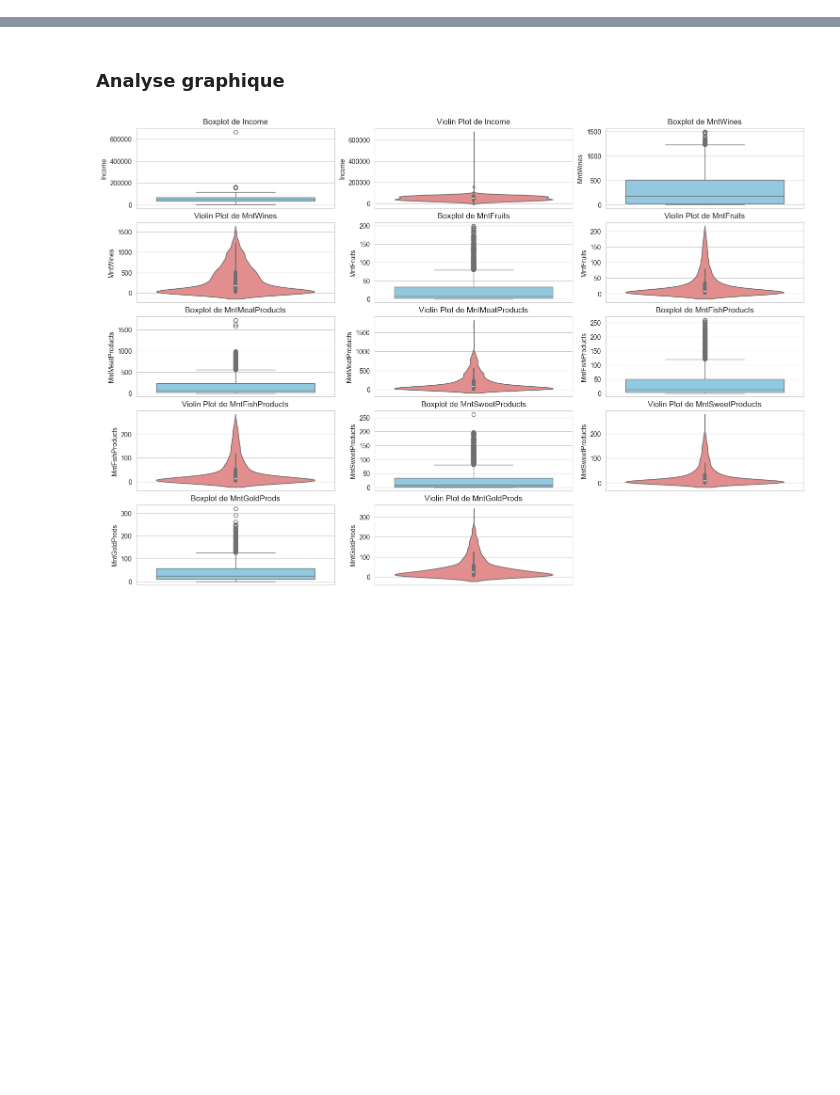
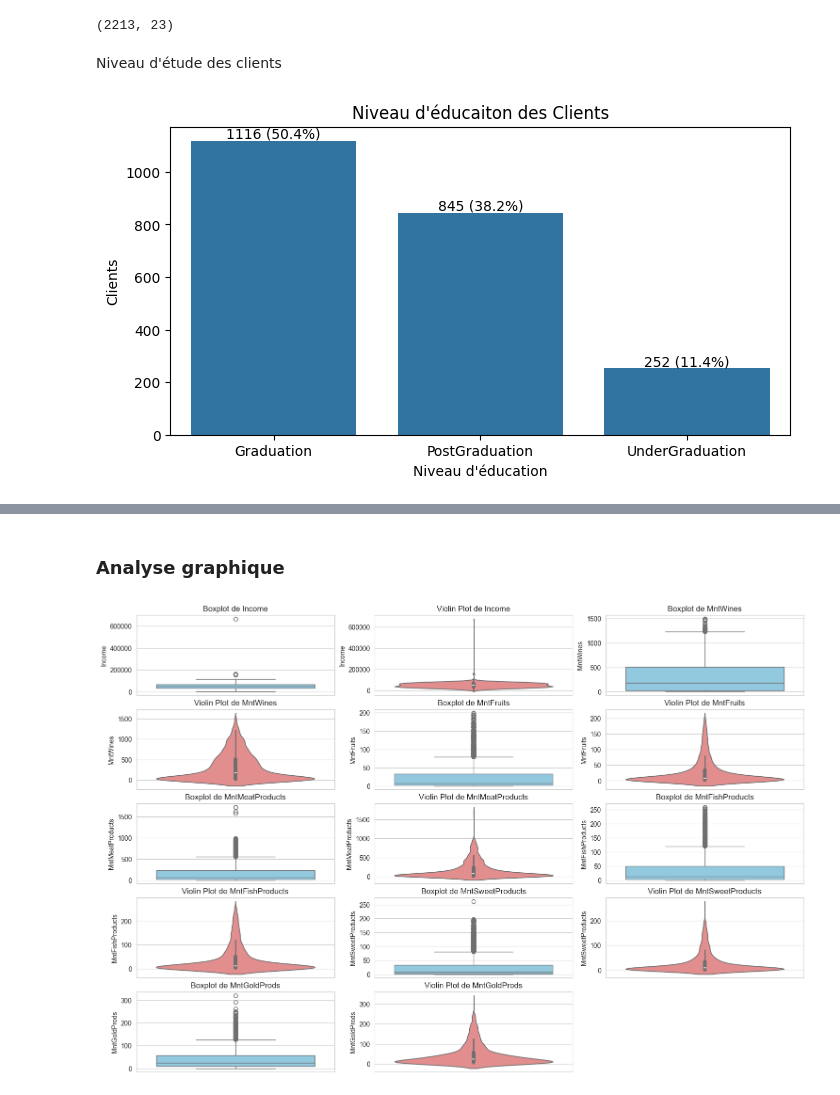
Before and after one commit to RoseM-hub/Marketing-Campaign, a Jupyter notebook: Notebooks/02 - Exploration des données.ipynb, the cells around one changed output, grey strips where cells are left out. Saved outputs shown, nothing was run; the diff lists cells and outputs as text; code cells hidden in the pictures; blank space fills up the shorter version.

```diff
--- a/Notebooks/02 - Exploration des données.ipynb
+++ b/Notebooks/02 - Exploration des données.ipynb
@@ -16,0 +57,24 @@ plt.show()
+# %%
+data = data[~(data.Age > 75)]
+data.shape
+# %% [output]
+(2213, 23)
+# %% [markdown]
+Niveau d'étude des clients
+# %%
+def add_annotation(ax, data):
+    for p in ax.patches:
+        height = p.get_height()
+        ax.annotate(f'{int(height)} ({height/len(data):.1%})',
+                    (p.get_x() + p.get_width() / 2., height),
+                    ha='center', va='bottom', fontsize=10)
+# %%
+plt.figure(figsize=(8, 4))
+ax = sns.countplot(data=data, x="Education")
+add_annotation(ax, data)
+plt.title("Niveau d'éducaiton des Clients")
+plt.xlabel("Niveau d'éducation")
+plt.ylabel("Clients")
+plt.show()
+# %% [output]
+[figure, added]
```
Also changed, not shown: parts of 17 cells of this notebook, 3 other files.
